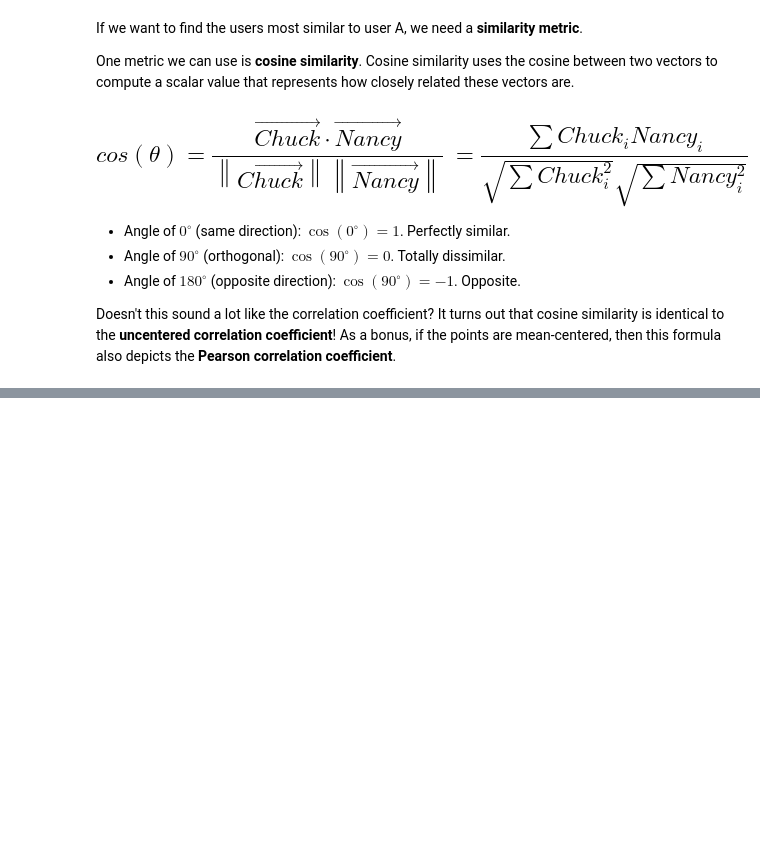
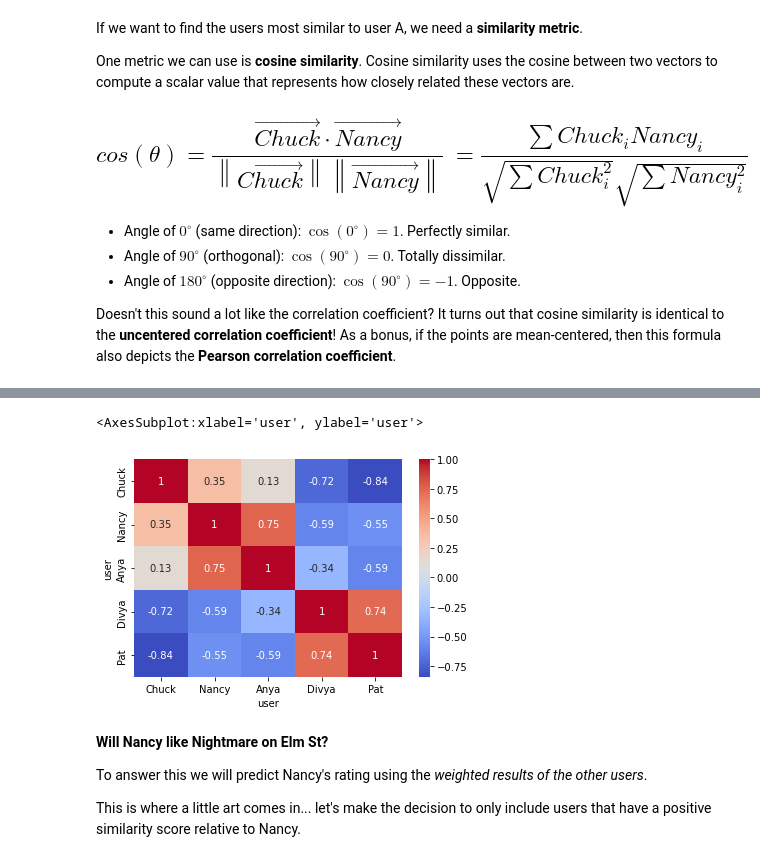
Before and after one commit to ethan-eplee/Personal-Repo, a Jupyter notebook: Unsupervised Learning Clustering/Recommender System.ipynb, the cells around one changed output, grey strips where cells are left out. Saved outputs shown, nothing was run; the diff lists cells and outputs as text; code cells hidden in the pictures; blank space fills up the shorter version.

```diff
--- a/Unsupervised Learning Clustering/Recommender System.ipynb
+++ b/Unsupervised Learning Clustering/Recommender System.ipynb
@@ -76,3 +83,9 @@ $$
 
 
 Doesn't this sound a lot like the correlation coefficient? It turns out that cosine similarity is identical to the **uncentered correlation coefficient**! As a bonus, if the points are mean-centered, then this formula also depicts the **Pearson correlation coefficient**.
+# %%
+def mean_center_rows(df):
+    return (df.T - df.mean(axis=1)).T
+
+users_mc = mean_center_rows(users)
+users_mc
@@ -78,0 +100,3 @@ Doesn't this sound a lot like the correlation coefficient? It turns out that cos
+# %%
+users_mc = users_mc.fillna(0)
+users_mc
@@ -78,0 +121,4 @@ Doesn't this sound a lot like the correlation coefficient? It turns out that cos
+# %%
+sim_matrix = cosine_similarity(users_mc)
+users_sim = pd.DataFrame(sim_matrix, columns=users_mc.index, index=users_mc.index)
+users_sim
@@ -78,0 +133,11 @@ Doesn't this sound a lot like the correlation coefficient? It turns out that cos
+# %%
+sns.heatmap(users_sim, annot=True, cmap='coolwarm')
+# %% [output]
+<AxesSubplot:xlabel='user', ylabel='user'>
+[figure, added]
+# %% [markdown]
+**Will Nancy like Nightmare on Elm St?**
+
+To answer this we will predict Nancy's rating using the _weighted results of the other users_.
+
+This is where a little art comes in... let's make the decision to only include users that have a positive similarity score relative to Nancy.
```
Also changed, not shown: parts of 22 cells of this notebook.
